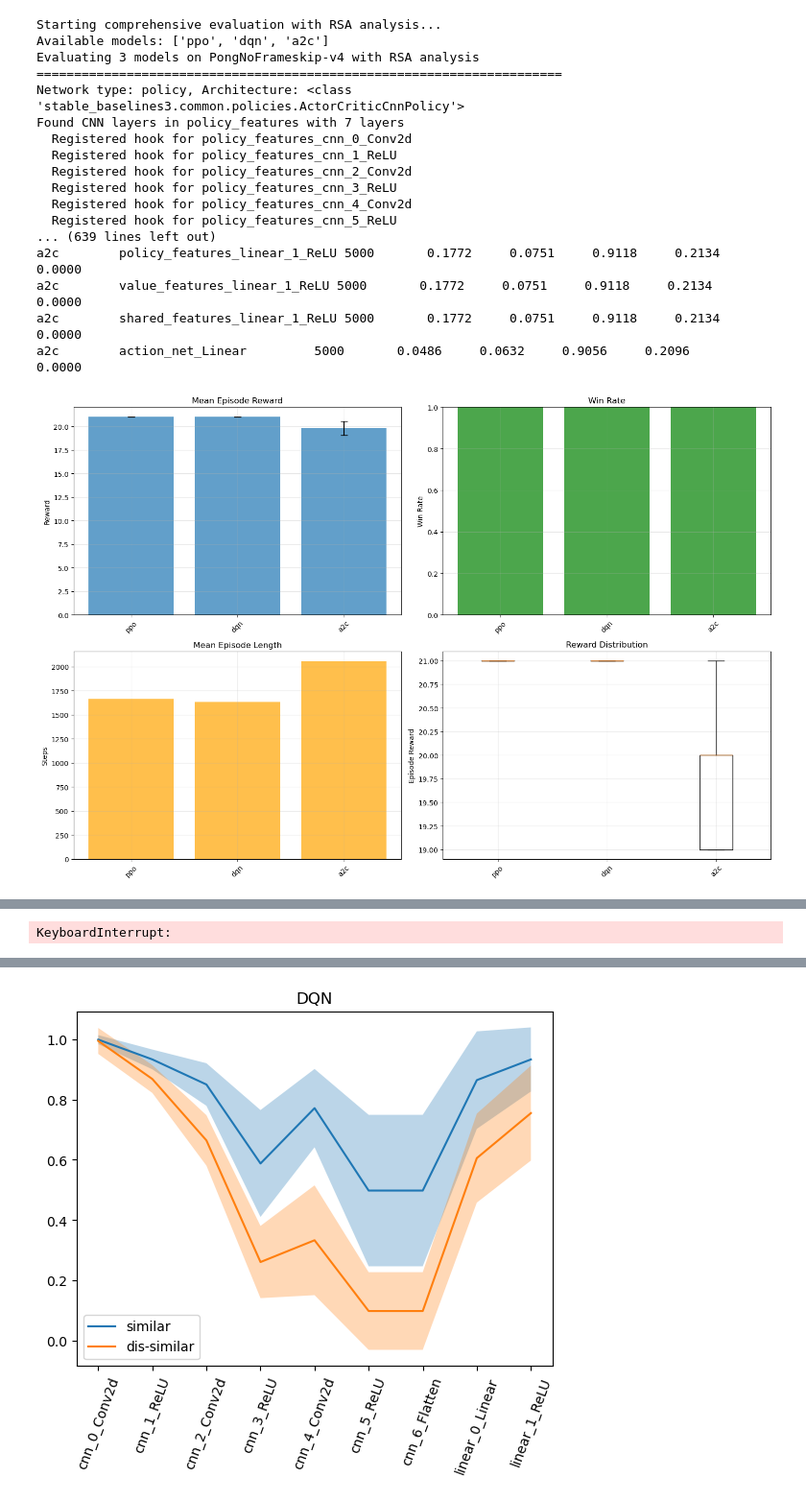
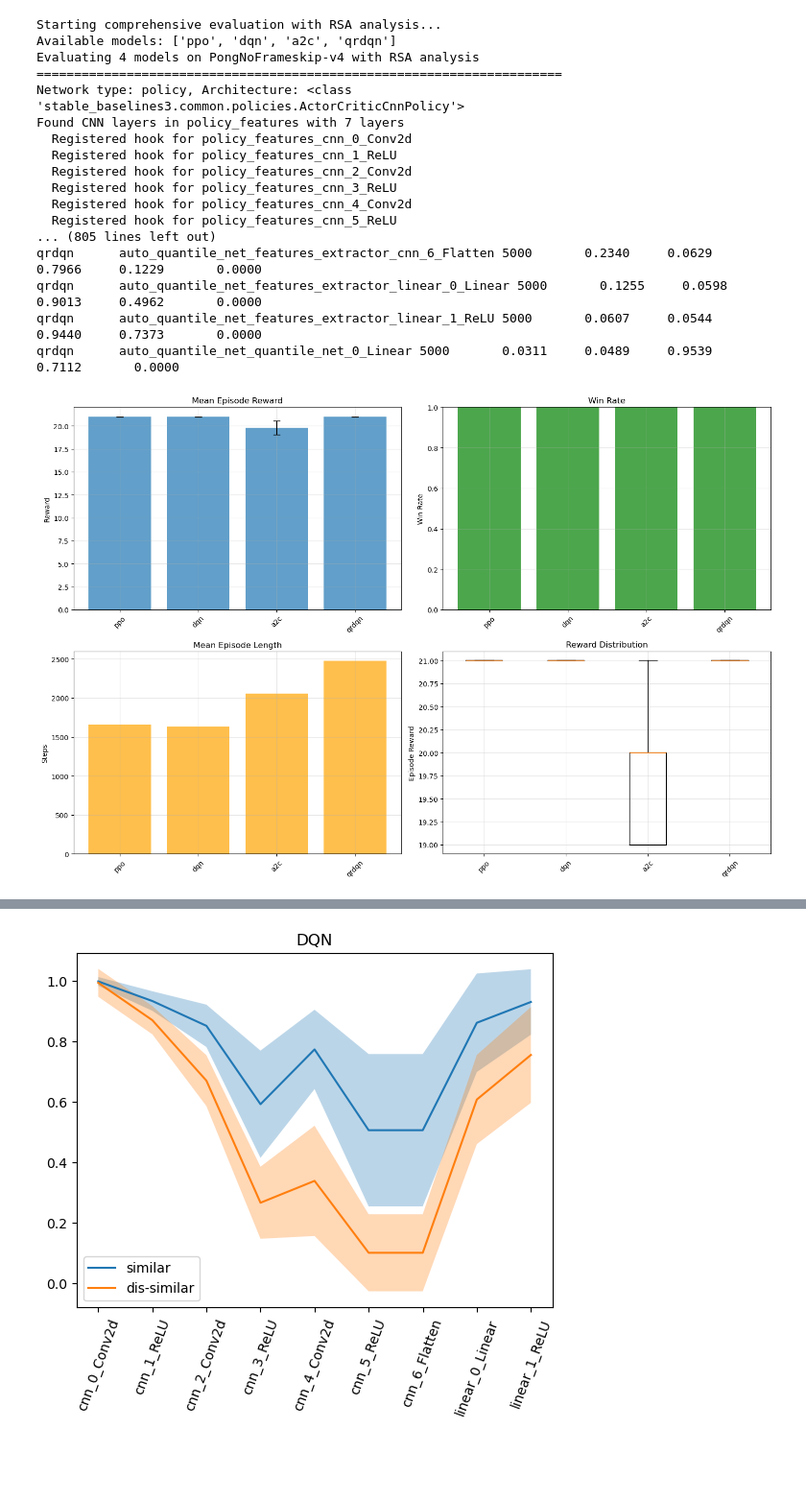
Before and after one commit to seblee97/state-abstraction-capacity, a Jupyter notebook: notebooks/clean_pong_symm.ipynb, the cells around one changed output, grey strips where cells are left out. Shown: that part at 96% size. Saved outputs shown, nothing was run; the diff lists cells and outputs as text; code cells hidden in the pictures; blank space fills up the shorter version.

Commit message:
added policy symmetry

```diff
--- a/notebooks/clean_pong_symm.ipynb
+++ b/notebooks/clean_pong_symm.ipynb
@@ -1276,8 +1402,9 @@ class ModelEvaluatorWithRSA(ModelEvaluator):
     for RSA analysis using the exact same states and preprocessing.
     """
 
-    def __init__(self, env_name: str = "PongNoFrameskip-v4", render: bool = False):
+    def __init__(self, analyzer, env_name: str = "PongNoFrameskip-v4", render: bool = False):
         super().__init__(env_name, render)
+        self.analyzer = analyzer
         self.rsa_results = {}
 
     def evaluate_model_with_rsa(
@@ -1474,7 +1601,7 @@ class ModelEvaluatorWithRSA(ModelEvaluator):
                 print(f"Performing RSA analysis with {len(sampled_logical_states)} sampled states...")
 
             # Generate behavioral similarity matrix
-            analyzer = PongSymmetryAnalyzer()
+            analyzer = self.analyzer
             behavioral_matrix = analyzer.generate_similarity_matrix(sampled_logical_states)
             analyzer.close()
 
@@ -1631,7 +1758,7 @@ class ModelEvaluatorWithRSA(ModelEvaluator):
                 print(f"{model_name:<10} {layer_name:<25} {n_states:<10} {pearson:<10.4f} {spearman:<10.4f} {sim_mean:<10.4f} {dissim_mean:<12.4f} {p_val:<10.4f}")
 # %%
 # Create enhanced evaluator with RSA capabilities
-evaluator_rsa = ModelEvaluatorWithRSA(env_name="PongNoFrameskip-v4", render=False)
+evaluator_rsa = ModelEvaluatorWithRSA(analyzer=PongSymmetryAnalyzer(), env_name="PongNoFrameskip-v4", render=False)
 
 # Evaluate all models with simultaneous RSA collection
 if 'models' in locals() and models:
@@ -1647,38 +1774,38 @@ if 'models' in locals() and models:
         deterministic=True,
         max_states_for_rsa=5000  # Collect up to 500 states for RSA
     )
 
     if comprehensive_results:
         print(f"\nSuccessfully evaluated {len(comprehensive_results)} models")
 
         # Show standard performance comparison
         evaluator_rsa.compare_models()
 
         # Show RSA comparison across models
         evaluator_rsa.compare_rsa_across_models()
 
         # Plot performance (reuse existing method)
         evaluator_rsa.plot_performance()
     else:
         print("No models were successfully evaluated.")
 else:
     print("No models available for evaluation. Please run the model download cell first.")
 # %% [output]
 Starting comprehensive evaluation with RSA analysis...
-Available models: ['ppo', 'dqn', 'a2c']
-Evaluating 3 models on PongNoFrameskip-v4 with RSA analysis
+Available models: ['ppo', 'dqn', 'a2c', 'qrdqn']
+Evaluating 4 models on PongNoFrameskip-v4 with RSA analysis
 ======================================================================
 Network type: policy, Architecture: <class 'stable_baselines3.common.policies.ActorCriticCnnPolicy'>
 Found CNN layers in policy_features with 7 layers
   Registered hook for policy_features_cnn_0_Conv2d
   Registered hook for policy_features_cnn_1_ReLU
   Registered hook for policy_features_cnn_2_Conv2d
   Registered hook for policy_features_cnn_3_ReLU
   Registered hook for policy_features_cnn_4_Conv2d
   Registered hook for policy_features_cnn_5_ReLU
-... (639 lines left out)
-a2c        policy_features_linear_1_ReLU 5000       0.1772     0.0751     0.9118     0.2134       0.0000
-a2c        value_features_linear_1_ReLU 5000       0.1772     0.0751     0.9118     0.2134       0.0000
-a2c        shared_features_linear_1_ReLU 5000       0.1772     0.0751     0.9118     0.2134       0.0000
-a2c        action_net_Linear         5000       0.0486     0.0632     0.9056     0.2096       0.0000
+... (805 lines left out)
+qrdqn      auto_quantile_net_features_extractor_cnn_6_Flatten 5000       0.2340     0.0629     0.7966     0.1229       0.0000
+qrdqn      auto_quantile_net_features_extractor_linear_0_Linear 5000       0.1255     0.0598     0.9013     0.4962       0.0000
+qrdqn      auto_quantile_net_features_extractor_linear_1_ReLU 5000       0.0607     0.0544     0.9440     0.7373       0.0000
+qrdqn      auto_quantile_net_quantile_net_0_Linear 5000       0.0311     0.0489     0.9539     0.7112       0.0000
-[figure, old version]
+[figure, new version]
@@ -1702,4 +1812,3 @@ Max states for RSA: 500
-KeyboardInterrupt:
 # %%
 ppo_sims = {}
 ppo_dsims = {}
```
Also changed, not shown: parts of 10 cells of this notebook.
